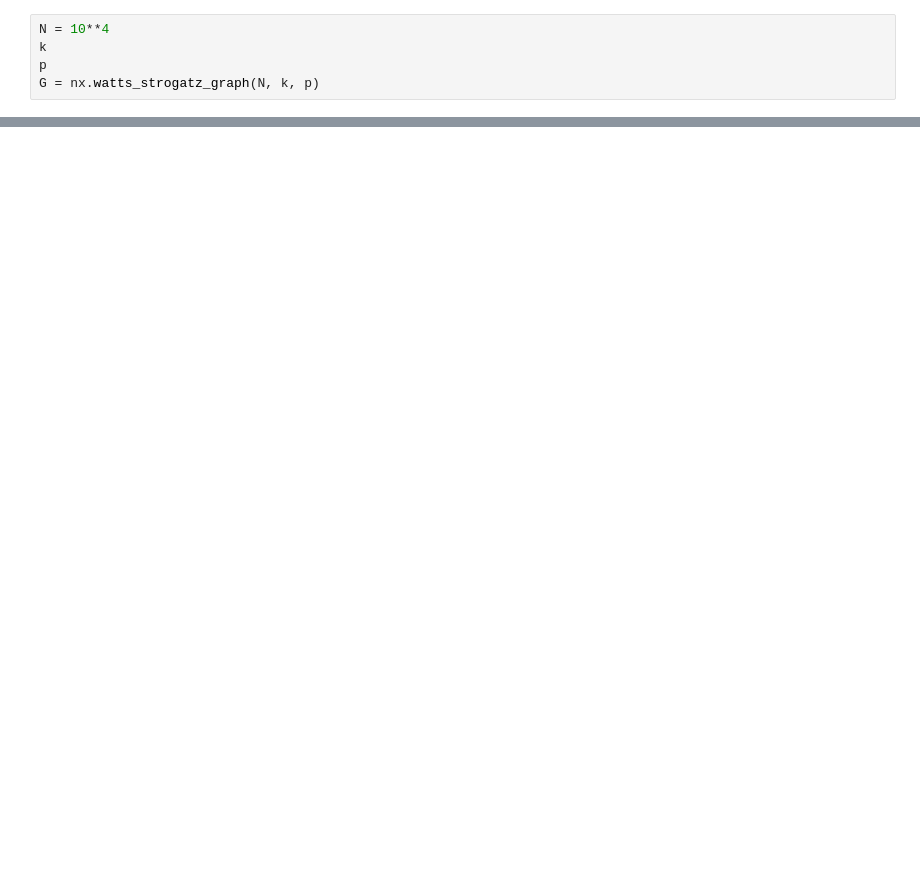
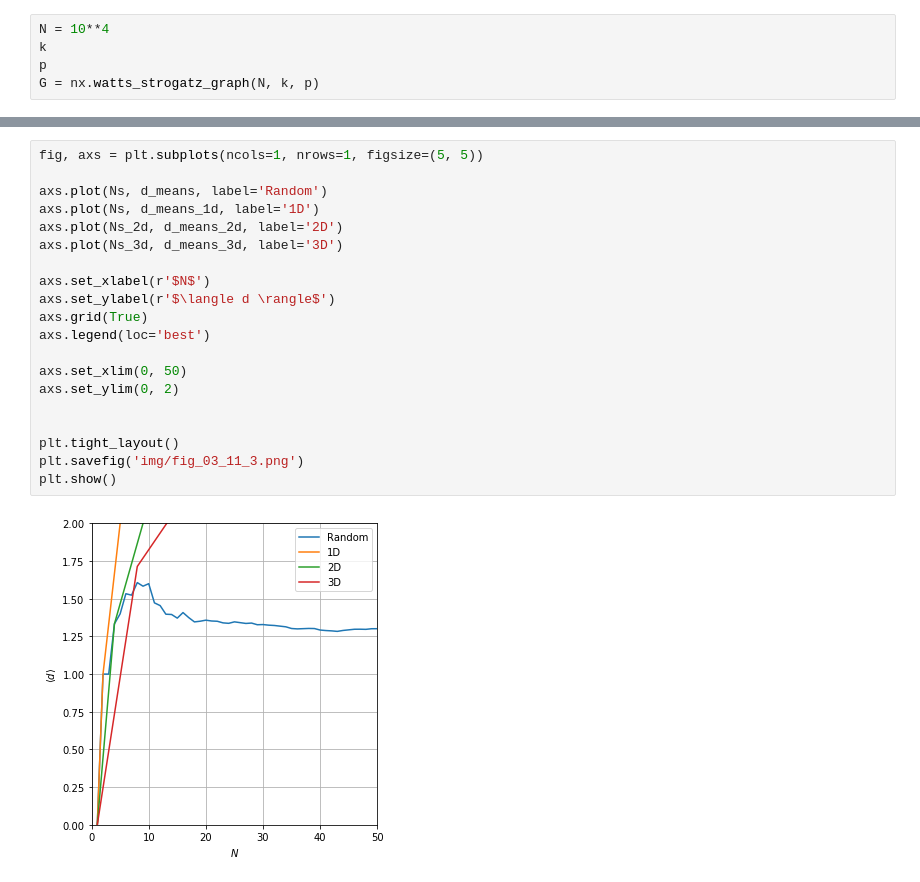
Before and after one commit to shumez/NetworkScience, a Jupyter notebook: c03/code.ipynb, the cells around one changed output, grey strips where cells are left out. Drawn from its saved outputs; the diff is of its cells as text; blank space fills up the shorter version.

```diff
--- a/c03/code.ipynb
+++ b/c03/code.ipynb
@@ -397,0 +536,22 @@ plt.show()
+# %%
+fig, axs = plt.subplots(ncols=1, nrows=1, figsize=(5, 5))
+
+axs.plot(Ns, d_means, label='Random')
+axs.plot(Ns, d_means_1d, label='1D')
+axs.plot(Ns_2d, d_means_2d, label='2D')
+axs.plot(Ns_3d, d_means_3d, label='3D')
+
+axs.set_xlabel(r'$N$')
+axs.set_ylabel(r'$\langle d \rangle$')
+axs.grid(True)
+axs.legend(loc='best')
+
+axs.set_xlim(0, 50)
+axs.set_ylim(0, 2)
+
+
+plt.tight_layout()
+plt.savefig('img/fig_03_11_3.png')
+plt.show()
+# %% [output]
+[figure, added]
```
Also changed, not shown: parts of 26 cells of this notebook.
